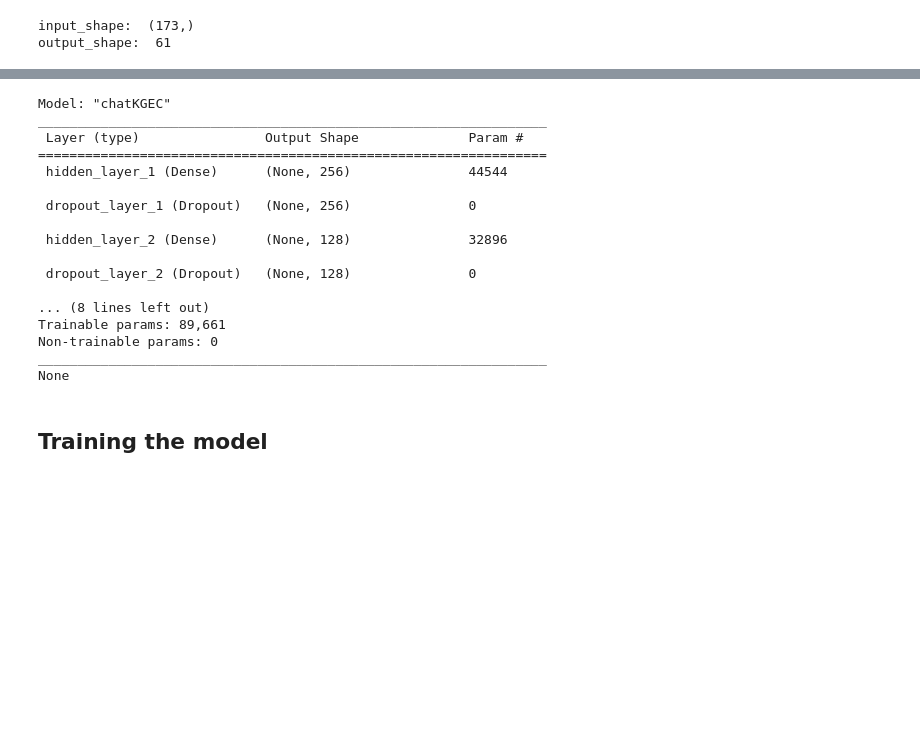
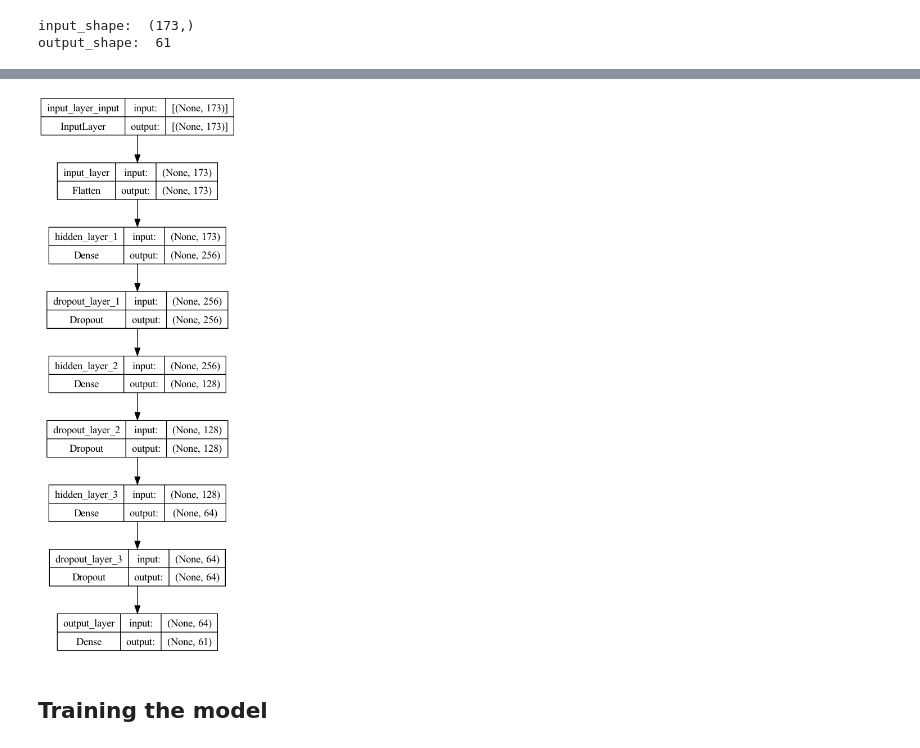
Before and after one commit to csedp/ChatKGEC, a Jupyter notebook: notebook/chatKGEC.ipynb, the cells around one changed output, grey strips where cells are left out. Cells and saved outputs as stored; diff of their text form; code cells hidden in the pictures; blank space fills up the shorter version.

```diff
--- a/notebook/chatKGEC.ipynb
+++ b/notebook/chatKGEC.ipynb
@@ -52,6 +56,7 @@ for intent in data["intents"]:
 # lemmatizing all the words in the vocab and
 # converting them to lowercase if the words
 # don't appear in punctuation
-words = [lemmatizer.lemmatize(word.lower())
-         for word in words if word not in punctuation]
+words = [
+    lemmatizer.lemmatize(word.lower()) for word in words if word not in punctuation
+]
 # %%
@@ -137,13 +142,16 @@ print("output_shape: ", output_shape)
 input_shape:  (173,)
 output_shape:  61
 # %%
-# defining the model
-model = Sequential(name="chatKGEC")
-model.add(Input(shape=input_shape, name="input_layer"))
-model.add(Dense(256, activation=LeakyReLU(alpha=0.2), name="hidden_layer_1"))
-model.add(Dropout(0.25, name="dropout_layer_1"))
-model.add(Dense(128, activation=LeakyReLU(alpha=0.2), name="hidden_layer_2"))
-model.add(Dropout(0.25, name="dropout_layer_2"))
-model.add(Dense(64, activation=LeakyReLU(alpha=0.2), name="hidden_layer_3"))
-model.add(Dropout(0.25, name="dropout_layer_3"))
-model.add(Dense(output_shape, activation=Softmax(), name="output_layer"))
+model = Sequential(
+    layers=[
+        Flatten(input_shape=input_shape, name="input_layer"),
+        Dense(256, activation=LeakyReLU(alpha=0.2), name="hidden_layer_1"),
+        Dropout(0.25, name="dropout_layer_1"),
+        Dense(128, activation=LeakyReLU(alpha=0.2), name="hidden_layer_2"),
+        Dropout(0.25, name="dropout_layer_2"),
+        Dense(64, activation=LeakyReLU(alpha=0.2), name="hidden_layer_3"),
+        Dropout(0.25, name="dropout_layer_3"),
+        Dense(output_shape, activation=Softmax(), name="output_layer"),
+    ],
+    name="chatKGEC",
+)
@@ -150,5 +195,6 @@ model.add(Dense(output_shape, activation=Softmax(), name="output_layer"))
 # %%
 # compiling the model
 adam = Adam(learning_rate=0.01)
-model.compile(loss='categorical_crossentropy',
-              optimizer=adam, metrics=["accuracy"])
+model.compile(
+    optimizer=adam, loss=CategoricalCrossentropy(), metrics=[CategoricalAccuracy()]
+)
@@ -155,24 +204,6 @@ model.compile(loss='categorical_crossentropy',
 # %%
-plot_model(model, to_file='model.png', show_shapes=True)
+plot_model(model, to_file="chatKGEC.png", show_shapes=True)
+# %% [output]
+[figure, added]
-# %%
-print(model.summary())
-# %% [output]
-Model: "chatKGEC"
-_________________________________________________________________
- Layer (type)                Output Shape              Param #
-=================================================================
- hidden_layer_1 (Dense)      (None, 256)               44544
-
- dropout_layer_1 (Dropout)   (None, 256)               0
-
- hidden_layer_2 (Dense)      (None, 128)               32896
-
- dropout_layer_2 (Dropout)   (None, 128)               0
-
-... (8 lines left out)
-Trainable params: 89,661
-Non-trainable params: 0
-_________________________________________________________________
-None
 # %% [markdown]
 ## Training the model
```
Also changed, not shown: parts of 14 cells of this notebook, 15 other files.
